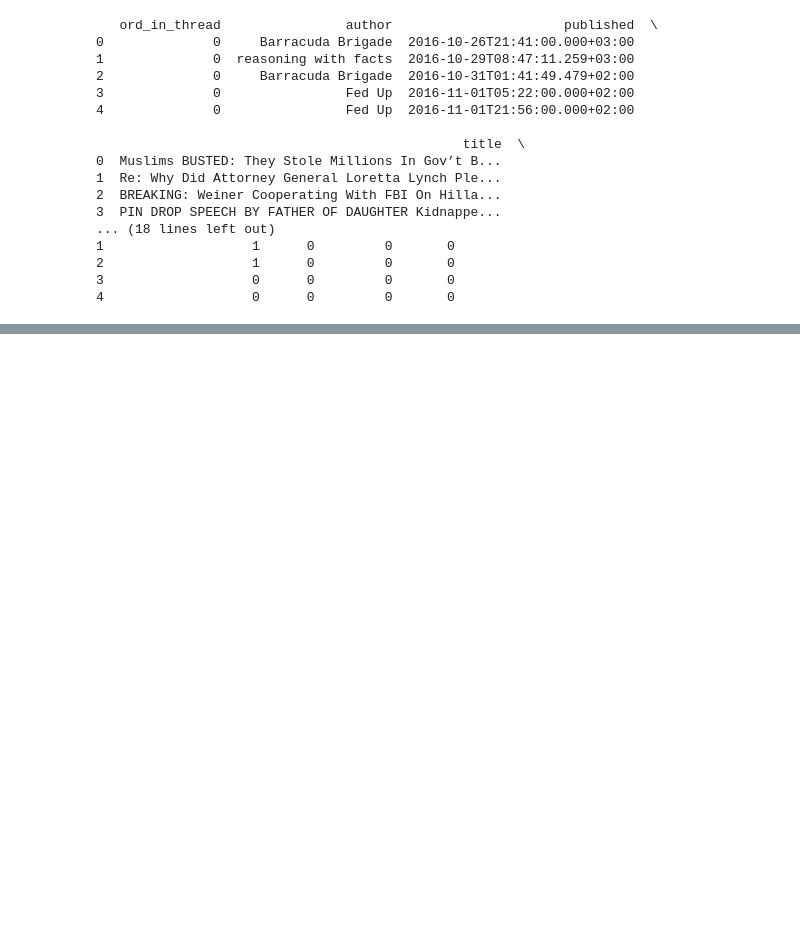
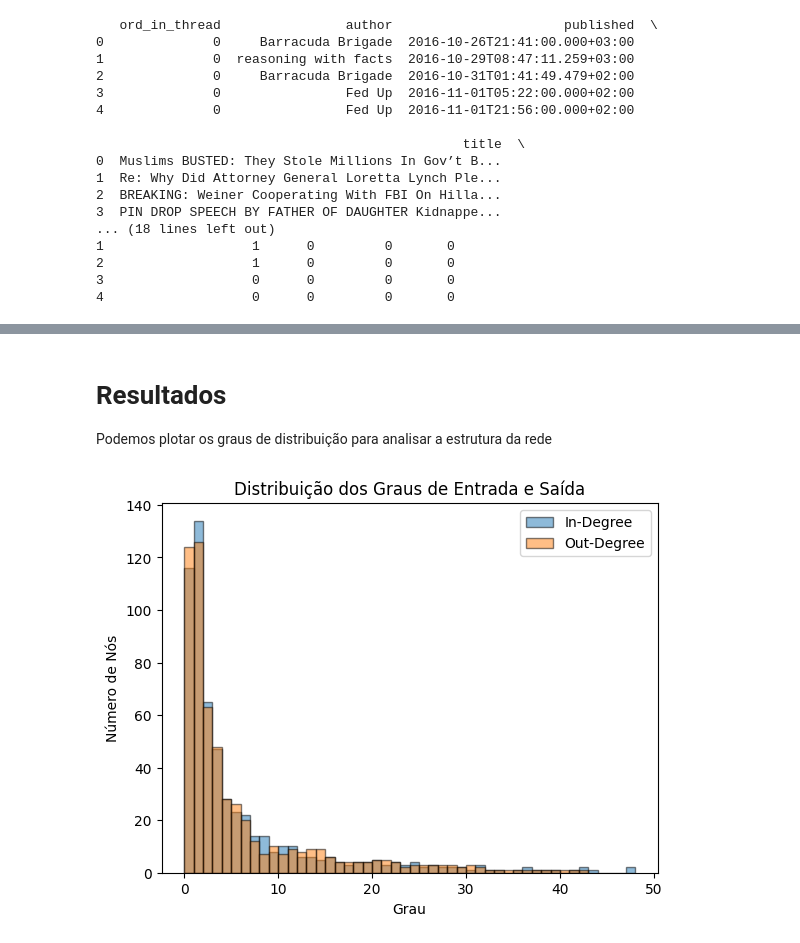
Before and after one commit to joviprata/projeto-tag, a Jupyter notebook: Projeto 1.ipynb, the cells around one changed output, grey strips where cells are left out. Cells and saved outputs as stored; diff of their text form; code cells hidden in the pictures; blank space fills up the shorter version.

```diff
--- a/Projeto 1.ipynb
+++ b/Projeto 1.ipynb
@@ -87,0 +257,17 @@ Score do user mais influente:  0.0290108030283483
+# %% [markdown]
+# Resultados
+Podemos plotar os graus de distribuição para analisar a estrutura da rede
+# %%
+# Dado que é um Dígrafo, temos graus de entrada e saída
+grausIn = [d for n, d in G.in_degree()]
+grausOut = [d for n, d in G.out_degree()]
+
+plt.hist(grausIn, bins=range(min(grausIn), max(grausIn)+2), alpha=0.5, label='In-Degree', edgecolor='black')
+plt.hist(grausOut, bins=range(min(grausOut), max(grausOut)+2), alpha=0.5, label='Out-Degree', edgecolor='black')
+plt.legend()
+plt.title("Distribuição dos Graus de Entrada e Saída")
+plt.xlabel("Grau")
+plt.ylabel("Número de Nós")
+plt.show()
+# %% [output]
+[figure, added]
```
Also changed, not shown: parts of 16 cells of this notebook, 2 other files.
